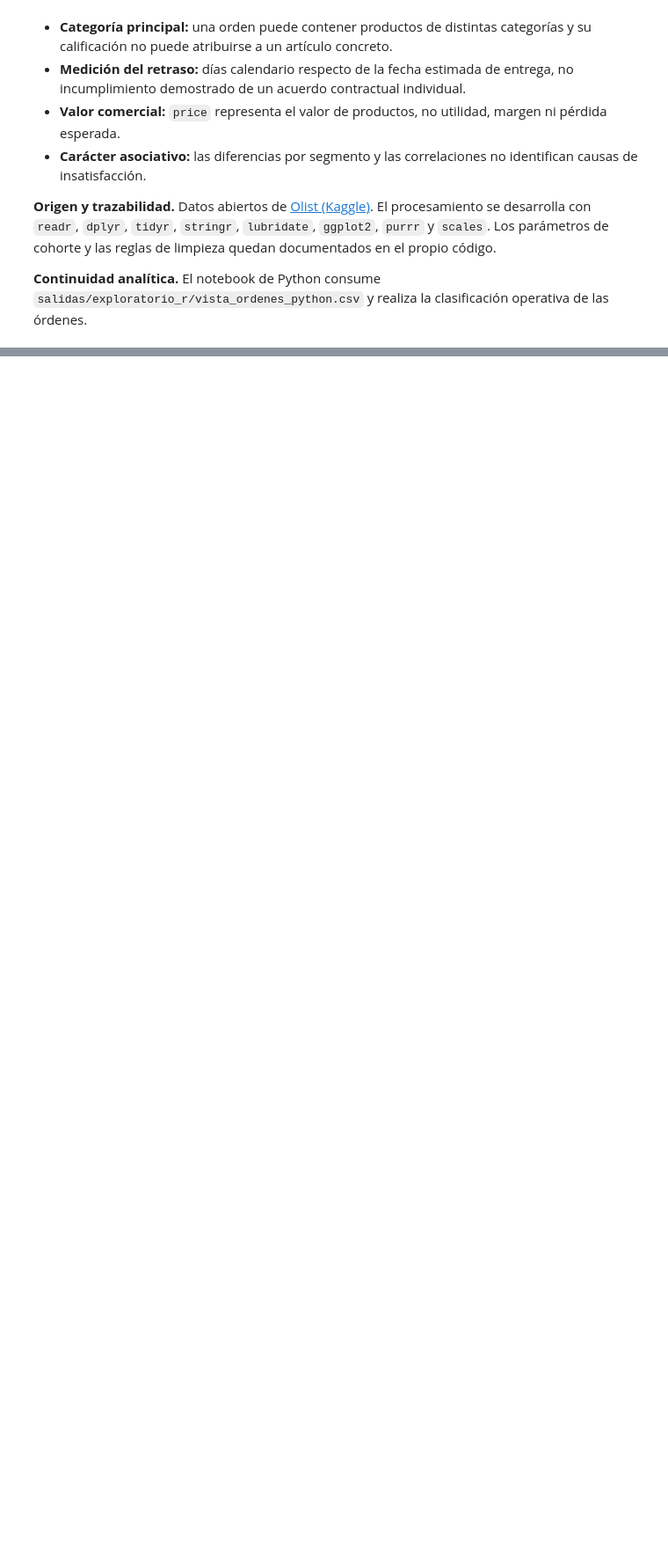
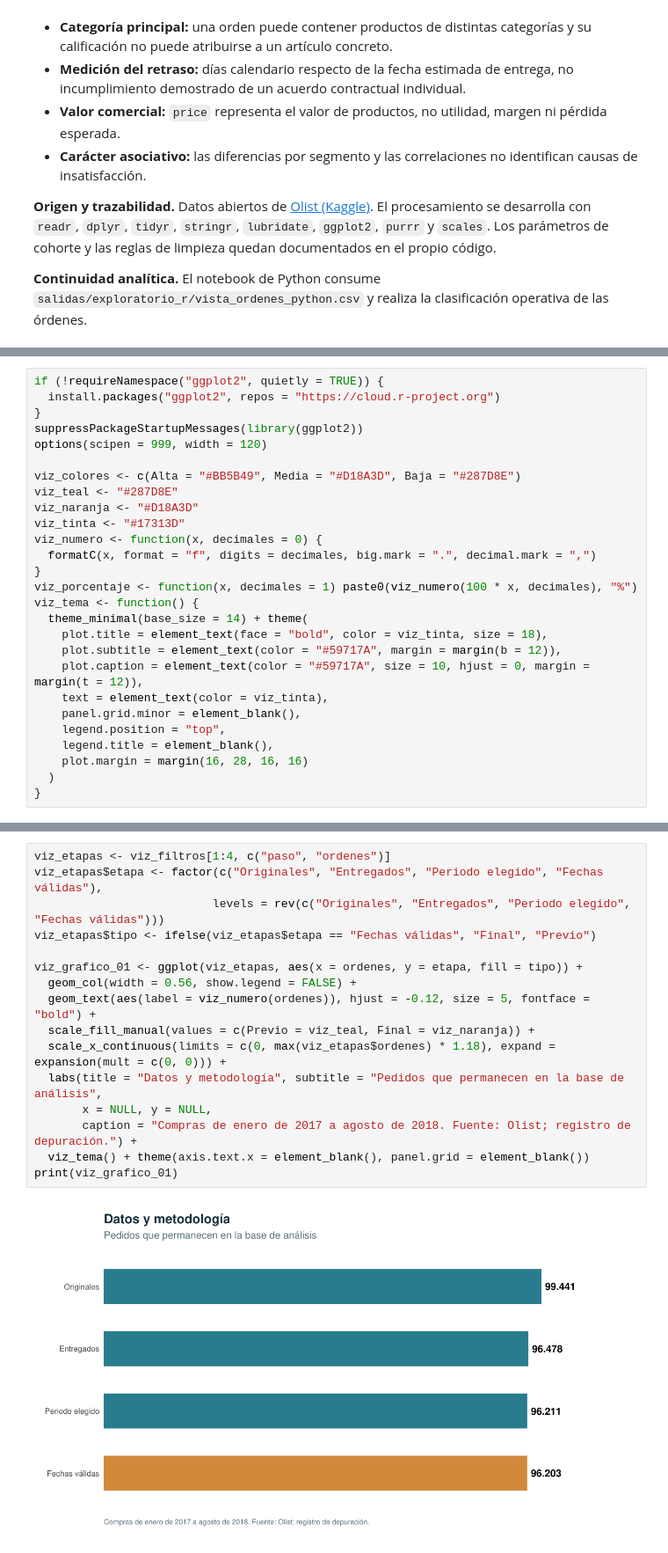
Before and after one commit to santiago-1710/Caso-Integrador-Final, a Jupyter notebook: notebooks/Diagnostico_Exploratorio_R.ipynb, the cells around one changed output, grey strips where cells are left out. Shown at 88% size. Cells and saved outputs as stored; diff of their text form; blank space fills up the shorter version.

```diff
--- a/notebooks/Diagnostico_Exploratorio_R.ipynb
+++ b/notebooks/Diagnostico_Exploratorio_R.ipynb
@@ -978,0 +983,27 @@ Carpeta: C:\Users\santi\OneDrive\Documents\Diploma\DataScience_Business\Analytic
+# %%
+if (!requireNamespace("ggplot2", quietly = TRUE)) {
+  install.packages("ggplot2", repos = "https://cloud.r-project.org")
+}
+suppressPackageStartupMessages(library(ggplot2))
+options(scipen = 999, width = 120)
+
+viz_colores <- c(Alta = "#BB5B49", Media = "#D18A3D", Baja = "#287D8E")
+viz_teal <- "#287D8E"
+viz_naranja <- "#D18A3D"
+viz_tinta <- "#17313D"
+viz_numero <- function(x, decimales = 0) {
+  formatC(x, format = "f", digits = decimales, big.mark = ".", decimal.mark = ",")
+}
+viz_porcentaje <- function(x, decimales = 1) paste0(viz_numero(100 * x, decimales), "%")
+viz_tema <- function() {
+  theme_minimal(base_size = 14) + theme(
+    plot.title = element_text(face = "bold", color = viz_tinta, size = 18),
+    plot.subtitle = element_text(color = "#59717A", margin = margin(b = 12)),
+    plot.caption = element_text(color = "#59717A", size = 10, hjust = 0, margin = margin(t = 12)),
+    text = element_text(color = viz_tinta),
+    panel.grid.minor = element_blank(),
+    legend.position = "top",
+    legend.title = element_blank(),
+    plot.margin = margin(16, 28, 16, 16)
+  )
+}
@@ -978,0 +1084,18 @@ Carpeta: C:\Users\santi\OneDrive\Documents\Diploma\DataScience_Business\Analytic
+# %%
+viz_etapas <- viz_filtros[1:4, c("paso", "ordenes")]
+viz_etapas$etapa <- factor(c("Originales", "Entregados", "Periodo elegido", "Fechas válidas"),
+                          levels = rev(c("Originales", "Entregados", "Periodo elegido", "Fechas válidas")))
+viz_etapas$tipo <- ifelse(viz_etapas$etapa == "Fechas válidas", "Final", "Previo")
+
+viz_grafico_01 <- ggplot(viz_etapas, aes(x = ordenes, y = etapa, fill = tipo)) +
+  geom_col(width = 0.56, show.legend = FALSE) +
+  geom_text(aes(label = viz_numero(ordenes)), hjust = -0.12, size = 5, fontface = "bold") +
+  scale_fill_manual(values = c(Previo = viz_teal, Final = viz_naranja)) +
+  scale_x_continuous(limits = c(0, max(viz_etapas$ordenes) * 1.18), expand = expansion(mult = c(0, 0))) +
+  labs(title = "Datos y metodología", subtitle = "Pedidos que permanecen en la base de análisis",
+       x = NULL, y = NULL,
+       caption = "Compras de enero de 2017 a agosto de 2018. Fuente: Olist; registro de depuración.") +
+  viz_tema() + theme(axis.text.x = element_blank(), panel.grid = element_blank())
+print(viz_grafico_01)
+# %% [output]
+[figure, added]
```
Also changed, not shown: parts of 13 cells of this notebook.
